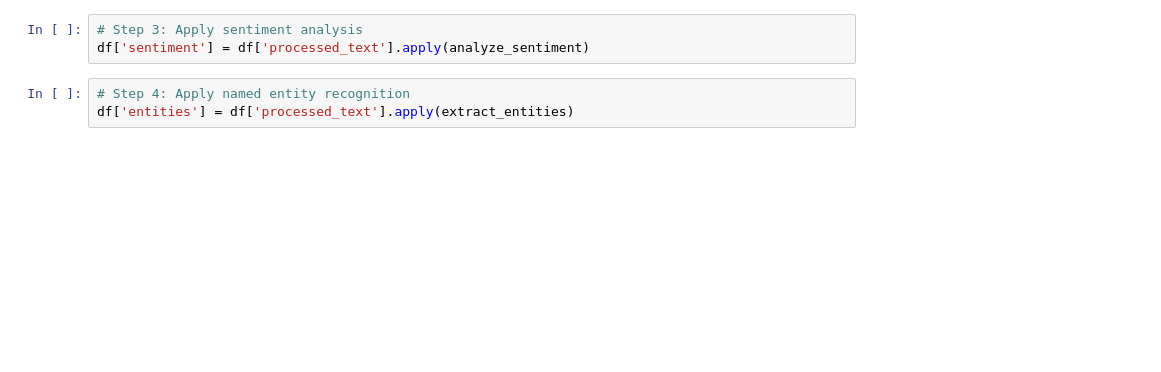
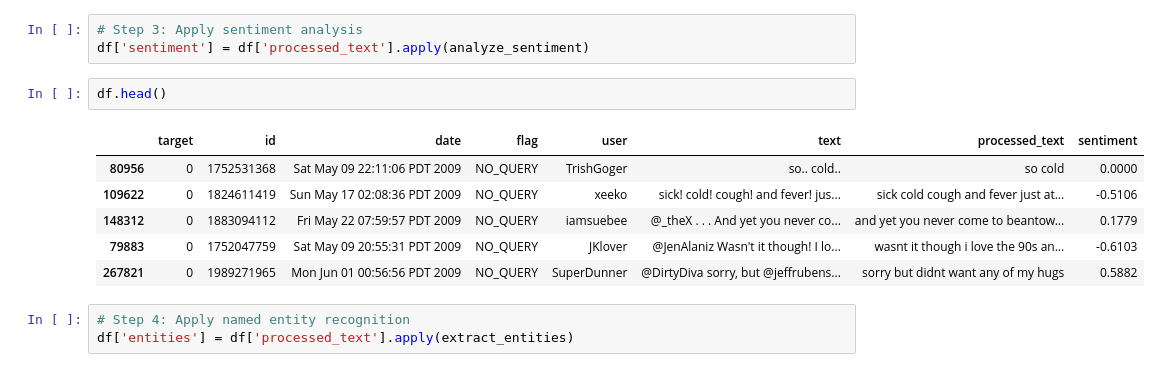
Before and after one commit to prathameshks/College-Code-sem7, a Jupyter notebook: ML-Honors AIML/Practical 4/twitter_sentement.ipynb, the cells around one changed output. Drawn from its saved outputs; the diff is of its cells as text; blank space fills up the shorter version.

```diff
--- a/ML-Honors AIML/Practical 4/twitter_sentement.ipynb
+++ b/ML-Honors AIML/Practical 4/twitter_sentement.ipynb
@@ -140,6 +152,15 @@ df['processed_text'] = df['text'].apply(preprocess_tweet)
 # %%
 # Step 3: Apply sentiment analysis
 df['sentiment'] = df['processed_text'].apply(analyze_sentiment)
+# %%
+df.head()
+# %% [output]
+|  | target | id | date | flag | user | text | processed_text | sentiment |
+| 80956 | 0 | 1752531368 | Sat May 09 22:11:06 PDT 2009 | NO_QUERY | TrishGoger | so.. cold.. | so cold | 0.0000 |
+| 109622 | 0 | 1824611419 | Sun May 17 02:08:36 PDT 2009 | NO_QUERY | xeeko | sick! cold! cough! and fever! jus... | sick cold cough and fever just at... | -0.5106 |
+| 148312 | 0 | 1883094112 | Fri May 22 07:59:57 PDT 2009 | NO_QUERY | iamsuebee | @_theX . . . And yet you never co... | and yet you never come to beantow... | 0.1779 |
+| 79883 | 0 | 1752047759 | Sat May 09 20:55:31 PDT 2009 | NO_QUERY | JKlover | @JenAlaniz Wasn't it though! I lo... | wasnt it though i love the 90s an... | -0.6103 |
+| 267821 | 0 | 1989271965 | Mon Jun 01 00:56:56 PDT 2009 | NO_QUERY | SuperDunner | @DirtyDiva sorry, but @jeffrubens... | sorry but didnt want any of my hugs | 0.5882 |
 # %%
 # Step 4: Apply named entity recognition
 df['entities'] = df['processed_text'].apply(extract_entities)
```
Also changed, not shown: parts of 13 cells of this notebook, 2 other files.
